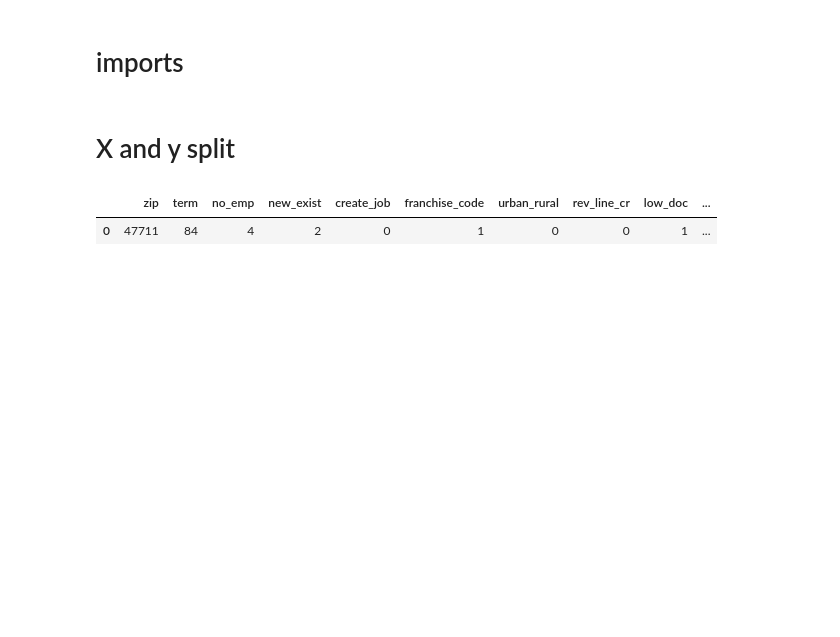
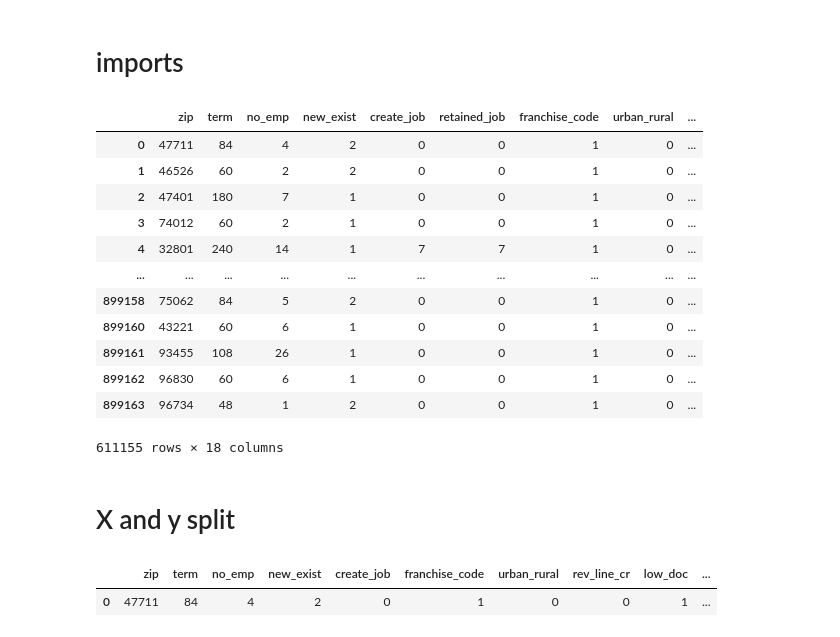
Before and after one commit to brandontnavarrete/SBA-Loan-Approval, a Jupyter notebook: modeling.ipynb, the cells around one changed output. Cells and saved outputs as stored; diff of their text form; code cells hidden in the pictures; blank space fills up the shorter version.

```diff
--- a/modeling.ipynb
+++ b/modeling.ipynb
@@ -16,6 +16,22 @@ from sklearn.metrics import classification_report
 from sklearn.metrics import accuracy_score, recall_score
 # %%
 df = pd.read_csv('modeling_feats.csv',index_col= 0 )
+# %%
+df
+# %% [output]
+|  | zip | term | no_emp | new_exist | create_job | retained_job | franchise_code | urban_rural | ... |
+| 0 | 47711 | 84 | 4 | 2 | 0 | 0 | 1 | 0 | ... |
+| 1 | 46526 | 60 | 2 | 2 | 0 | 0 | 1 | 0 | ... |
+| 2 | 47401 | 180 | 7 | 1 | 0 | 0 | 1 | 0 | ... |
+| 3 | 74012 | 60 | 2 | 1 | 0 | 0 | 1 | 0 | ... |
+| 4 | 32801 | 240 | 14 | 1 | 7 | 7 | 1 | 0 | ... |
+| ... | ... | ... | ... | ... | ... | ... | ... | ... | ... |
+| 899158 | 75062 | 84 | 5 | 2 | 0 | 0 | 1 | 0 | ... |
+| 899160 | 43221 | 60 | 6 | 1 | 0 | 0 | 1 | 0 | ... |
+| 899161 | 93455 | 108 | 26 | 1 | 0 | 0 | 1 | 0 | ... |
+| 899162 | 96830 | 60 | 6 | 1 | 0 | 0 | 1 | 0 | ... |
+| 899163 | 96734 | 48 | 1 | 2 | 0 | 0 | 1 | 0 | ... |
+611155 rows × 18 columns
 # %% [markdown]
 # X and y split
 # %%
```
Also changed, not shown: 2 other files.
